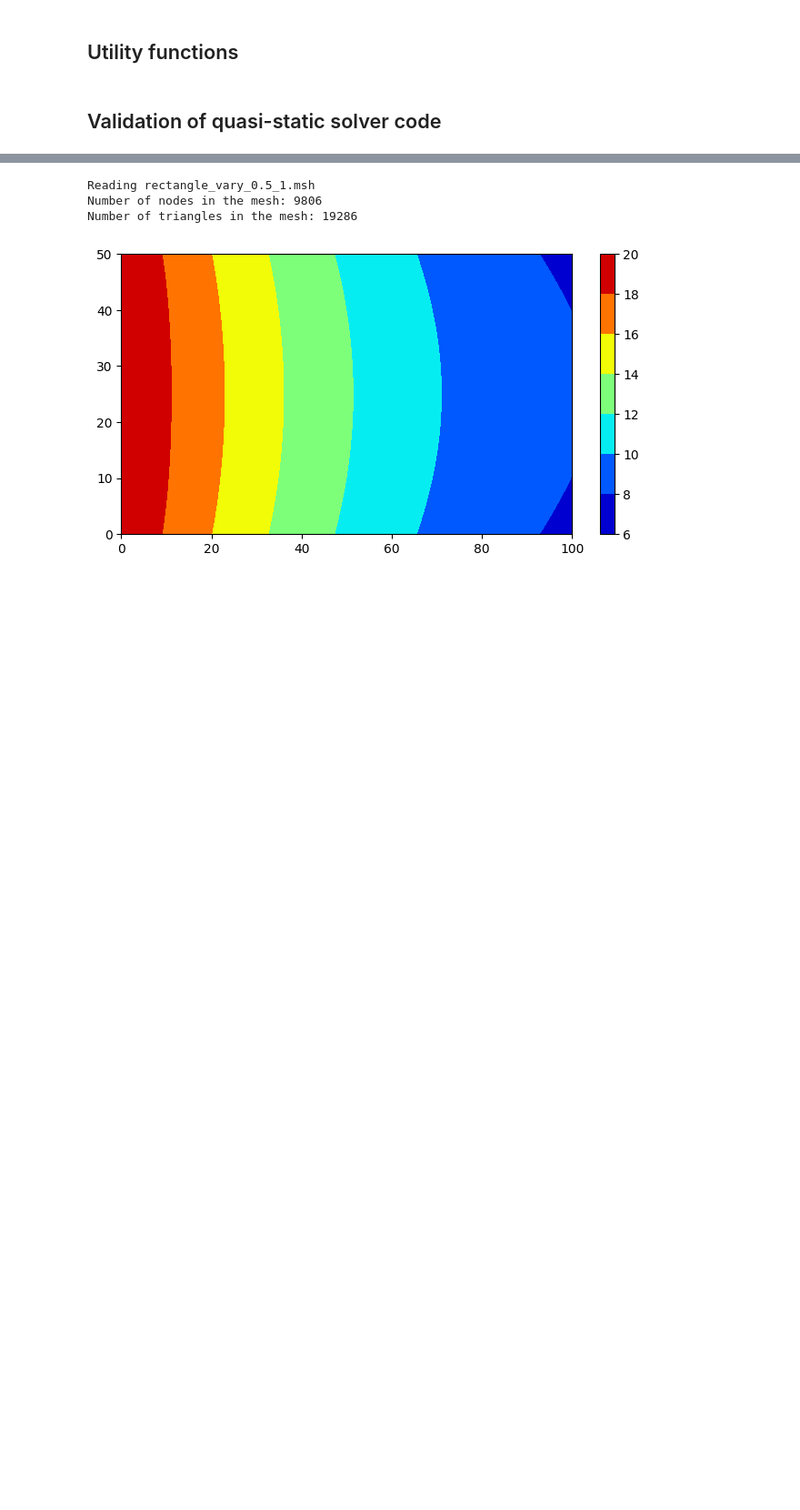
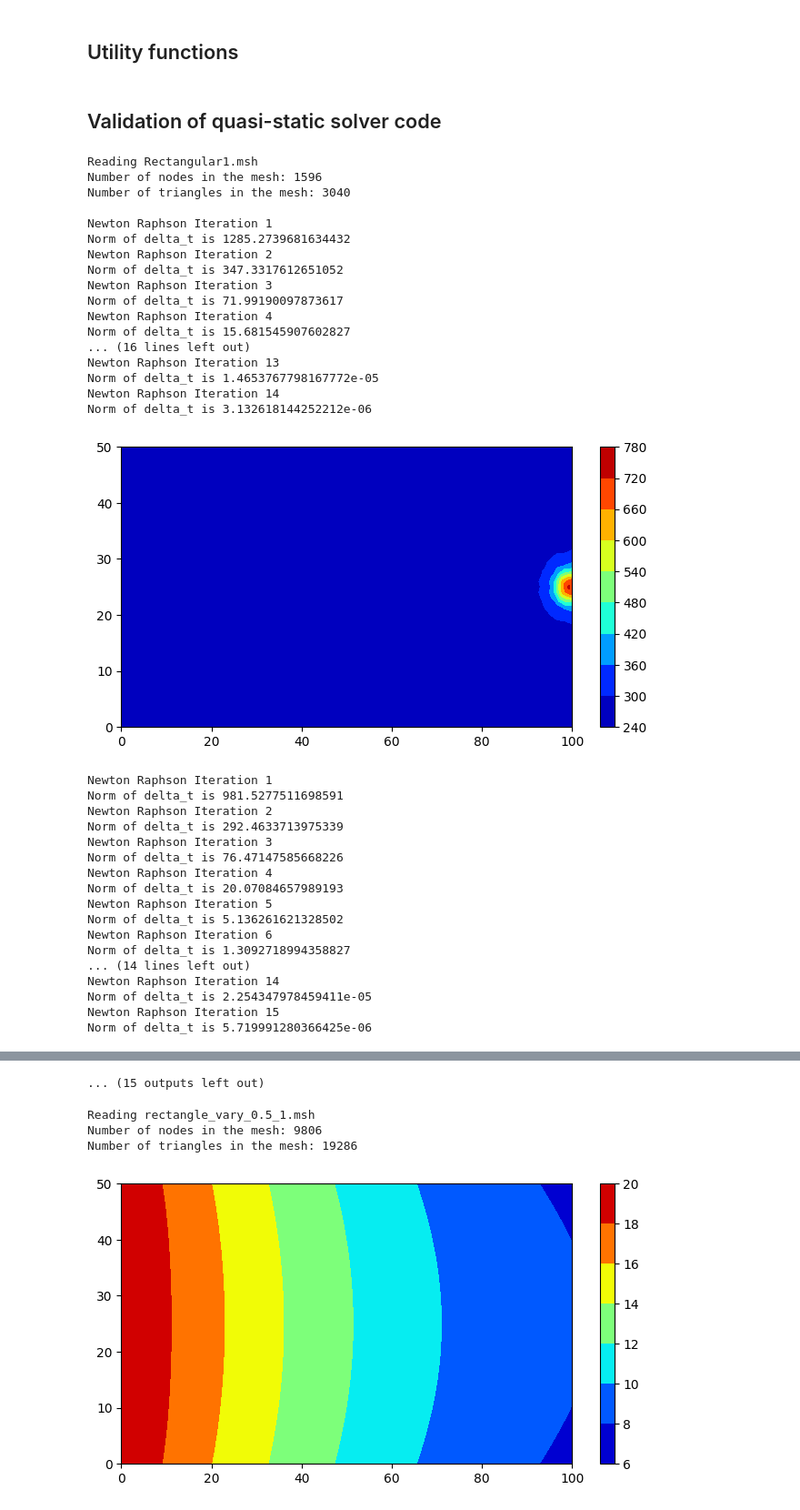
Before and after one commit to me21b172/ME5204-Project, a Jupyter notebook: Anuj/Final.ipynb, the cells around one changed output, grey strips where cells are left out. Shown at 91% size. Drawn from its saved outputs; the diff is of its cells as text; code cells hidden in the pictures; blank space fills up the shorter version.

Commit message:
Added Newton Raphson

```diff
--- a/Anuj/Final.ipynb
+++ b/Anuj/Final.ipynb
@@ -232,0 +263,51 @@ class FEM:
+# %%
+filename = f"Rectangular1.msh"
+nodecoords,ele_con = read_mesh(filename) #node tags start from 1
+deltaT = 0.5
+L = 10
+v0 = 2
+steps = int(L/deltaT)
+Temperatures = 293*np.ones((steps+1,nodecoords.shape[0]))
+for step in range(1,steps+1):
+    soln1 = FEM(nodecoords,ele_con,np.array([[100-v0*step*deltaT,25]]))
+    Temperatures[step,:]= soln1.solver(theta_prev_time = Temperatures[step-1,:].reshape(-1,1),dt = deltaT,mode = "phase_change",verbose = False).reshape(-1)
+    plt.figure(figsize=(8,4))
+    plt.tricontourf(nodecoords[:,0],nodecoords[:,1],Temperatures[step,:],cmap = 'jet')
+    plt.colorbar()
+    plt.show()
+# %% [output]
+Reading Rectangular1.msh
+Number of nodes in the mesh: 1596
+Number of triangles in the mesh: 3040
+
+Newton Raphson Iteration 1
+Norm of delta_t is 1285.2739681634432
+Newton Raphson Iteration 2
+Norm of delta_t is 347.3317612651052
+Newton Raphson Iteration 3
+Norm of delta_t is 71.99190097873617
+Newton Raphson Iteration 4
+Norm of delta_t is 15.681545907602827
+... (16 lines left out)
+Newton Raphson Iteration 13
+Norm of delta_t is 1.4653767798167772e-05
+Newton Raphson Iteration 14
+Norm of delta_t is 3.132618144252212e-06
+[figure, added]
+Newton Raphson Iteration 1
+Norm of delta_t is 981.5277511698591
+Newton Raphson Iteration 2
+Norm of delta_t is 292.4633713975339
+Newton Raphson Iteration 3
+Norm of delta_t is 76.47147585668226
+Newton Raphson Iteration 4
+Norm of delta_t is 20.07084657989193
+Newton Raphson Iteration 5
+Norm of delta_t is 5.136261621328502
+Newton Raphson Iteration 6
+Norm of delta_t is 1.3092718994358827
+... (14 lines left out)
+Newton Raphson Iteration 14
+Norm of delta_t is 2.254347978459411e-05
+Newton Raphson Iteration 15
+Norm of delta_t is 5.719991280366425e-06
@@ -233,3 +387,4 @@ class FEM:
+... (15 outputs left out)
 # %%
 filename = f"rectangle_vary_0.5_1.msh"
 nodecoords,ele_con = read_mesh(filename) #node tags start from 1
```
Also changed, not shown: parts of 3 cells of this notebook, 1 other file.
